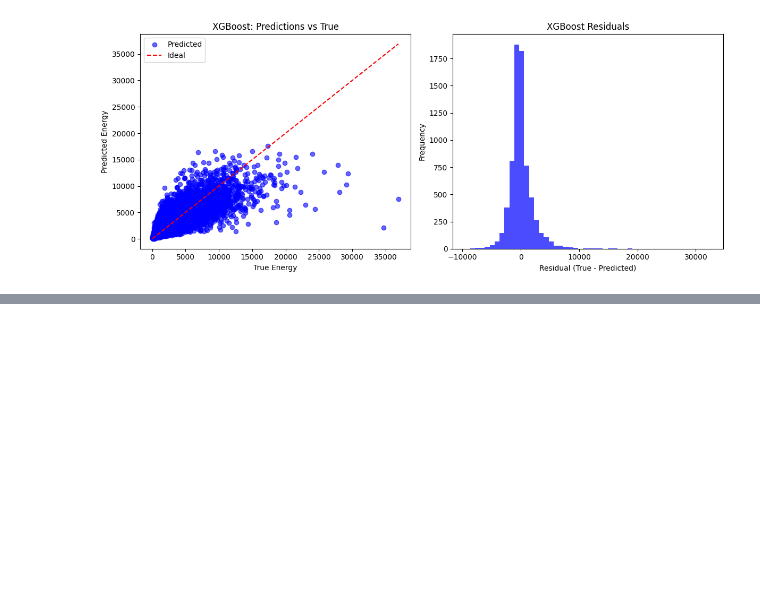
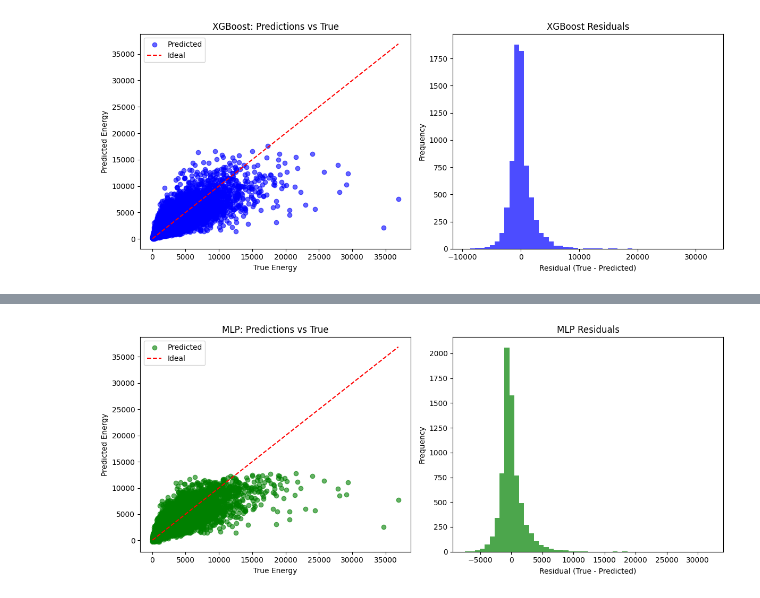
Before and after one commit to AlvarFeher/TFG, a Jupyter notebook: ML_ANALYSIS.ipynb, the cells around one changed output, grey strips where cells are left out. Drawn from its saved outputs; the diff is of its cells as text; code cells hidden in the pictures; blank space fills up the shorter version.

```diff
--- a/ML_ANALYSIS.ipynb
+++ b/ML_ANALYSIS.ipynb
@@ -450,0 +491,33 @@ ValueError: Input contains NaN.
+# %%
+import matplotlib.pyplot as plt
+import numpy as np
+
+def visualize_mlp_performance(y_true, y_pred):
+    y_true = np.ravel(y_true)
+    y_pred = np.ravel(y_pred)
+
+    plt.figure(figsize=(12, 5))
+
+    # Scatter: Predictions vs True
+    plt.subplot(1, 2, 1)
+    plt.scatter(y_true, y_pred, alpha=0.6, color="green", label="Predicted")
+    plt.plot([y_true.min(), y_true.max()], [y_true.min(), y_true.max()], 'r--', label="Ideal")
+    plt.xlabel("True Energy")
+    plt.ylabel("Predicted Energy")
+    plt.title("MLP: Predictions vs True")
+    plt.legend()
+
+    # Histogram: Residuals
+    residuals = y_true - y_pred
+    plt.subplot(1, 2, 2)
+    plt.hist(residuals, bins=50, alpha=0.7, color="green")
+    plt.xlabel("Residual (True - Predicted)")
+    plt.ylabel("Frequency")
+    plt.title("MLP Residuals")
+
+    plt.tight_layout()
+    plt.show()
+# %%
+visualize_mlp_performance(y_test_orig, y_pred_orig)
+# %% [output]
+[figure, added]
```
Also changed, not shown: parts of 2 cells of this notebook.
